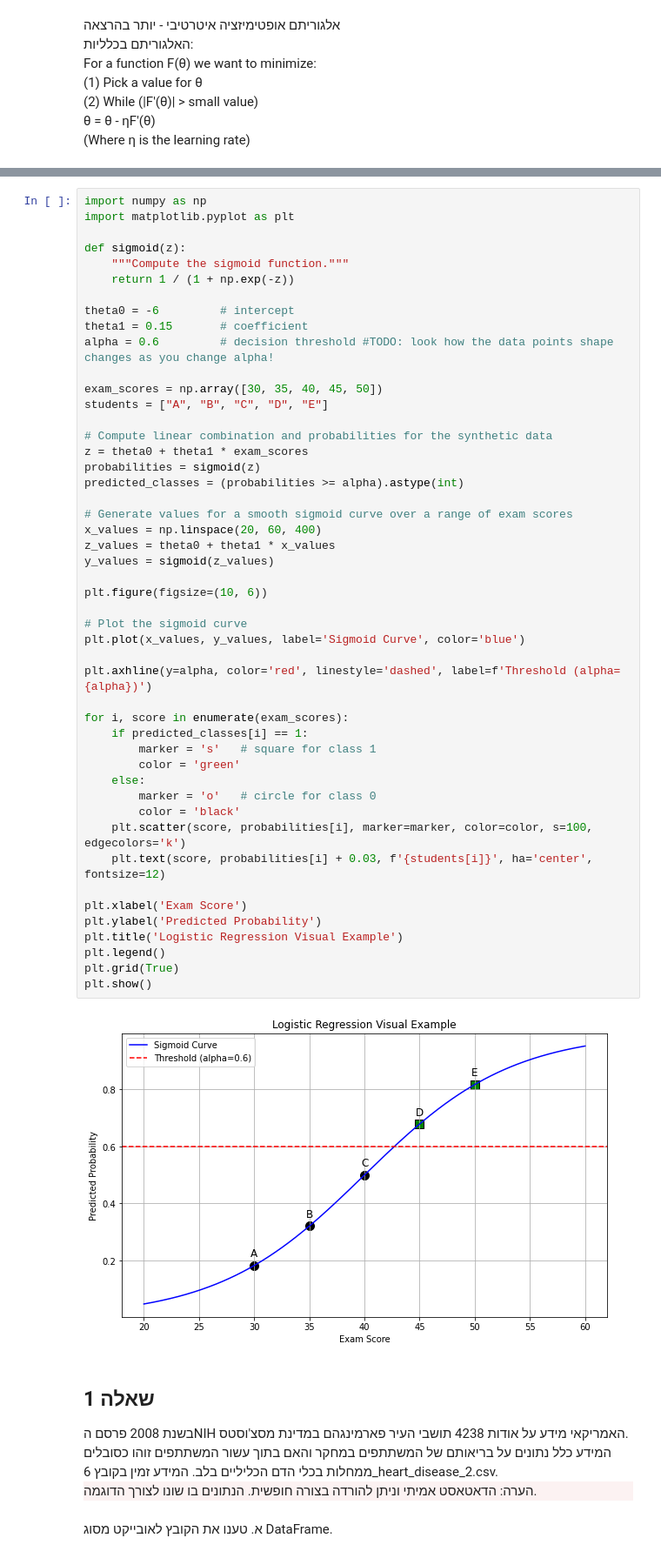
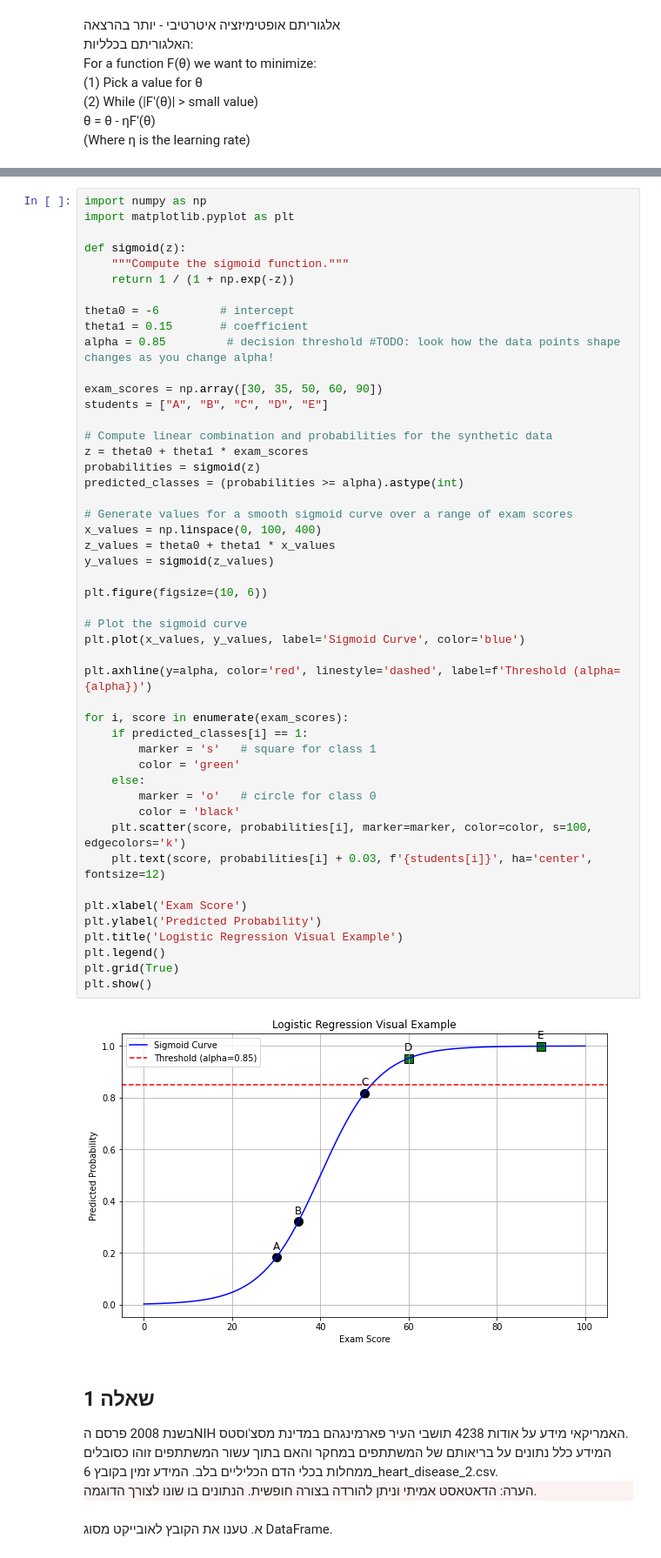
Before and after one commit to ronmoneta-tau/Intro_DS, a Jupyter notebook: TA4/Tutorial6_classify1_LR.ipynb, the cells around one changed output, grey strips where cells are left out. Shown at 87% size. Saved outputs shown, nothing was run; the diff lists cells and outputs as text.

```diff
--- a/TA4/Tutorial6_classify1_LR.ipynb
+++ b/TA4/Tutorial6_classify1_LR.ipynb
@@ -353,9 +353,9 @@ def sigmoid(z):
 
 theta0 = -6         # intercept
 theta1 = 0.15       # coefficient
-alpha = 0.6         # decision threshold #TODO: look how the data points shape changes as you change alpha!
+alpha = 0.85         # decision threshold #TODO: look how the data points shape changes as you change alpha!
 
-exam_scores = np.array([30, 35, 40, 45, 50])
+exam_scores = np.array([30, 35, 50, 60, 90])
 students = ["A", "B", "C", "D", "E"]
 
 # Compute linear combination and probabilities for the synthetic data
@@ -364,35 +364,35 @@ probabilities = sigmoid(z)
 predicted_classes = (probabilities >= alpha).astype(int)
 
 # Generate values for a smooth sigmoid curve over a range of exam scores
-x_values = np.linspace(20, 60, 400)
+x_values = np.linspace(0, 100, 400)
 z_values = theta0 + theta1 * x_values
 y_values = sigmoid(z_values)
 
 plt.figure(figsize=(10, 6))
 
 # Plot the sigmoid curve
 plt.plot(x_values, y_values, label='Sigmoid Curve', color='blue')
 
 plt.axhline(y=alpha, color='red', linestyle='dashed', label=f'Threshold (alpha={alpha})')
 
 for i, score in enumerate(exam_scores):
     if predicted_classes[i] == 1:
         marker = 's'   # square for class 1
         color = 'green'
     else:
         marker = 'o'   # circle for class 0
         color = 'black'
     plt.scatter(score, probabilities[i], marker=marker, color=color, s=100, edgecolors='k')
     plt.text(score, probabilities[i] + 0.03, f'{students[i]}', ha='center', fontsize=12)
 
 plt.xlabel('Exam Score')
 plt.ylabel('Predicted Probability')
 plt.title('Logistic Regression Visual Example')
 plt.legend()
 plt.grid(True)
 plt.show()
 # %% [output]
-[figure, old version]
+[figure, new version]
 # %% [markdown]
 ## <div dir=rtl>שאלה 1</div>
 
```
Also changed, not shown: parts of 4 cells of this notebook.
